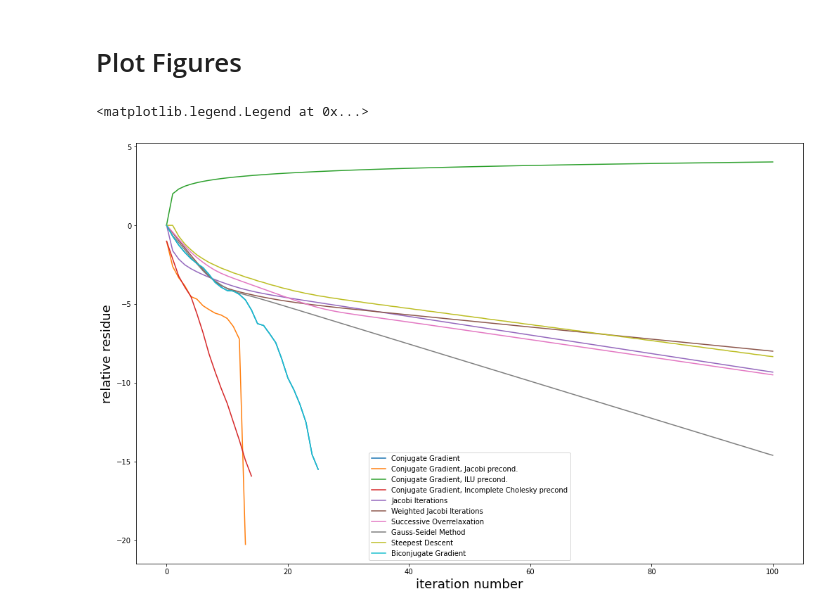
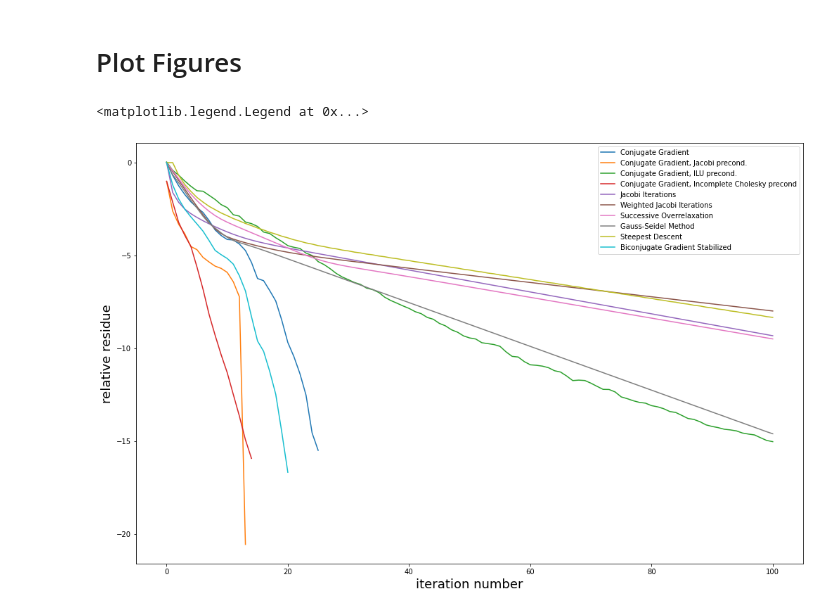
Before and after one commit to okhmat/Iterative-Methods, a Jupyter notebook: Iterative_Solvers.ipynb, the cells around one changed output. Saved outputs shown, nothing was run; the diff lists cells and outputs as text; code cells hidden in the pictures.

```diff
--- a/Iterative_Solvers.ipynb
+++ b/Iterative_Solvers.ipynb
@@ -429,11 +429,14 @@ def cg(A, b, x0, x, tol=1e-15, maxiter=10):
 # for split preconditioner
 def pcg(A, b, x0, x, Ml, Mr, atol=1e-15, maxiter=10):
 
-    xk = x0 # x0
-    rk = A.dot(xk) - b # r0
+    uk = x0 # u0
+    rk = A.dot(uk) - b # r0
     # with hat
     rk = Ml.dot(rk)
-    pk = -Mr.dot(rk) # p0
+    pk = -rk # p0
+
+    xk = Mr @ uk
+    A = Ml @ A @ Mr
 
     bnorm = np.linalg.norm(b)
     xnorm = np.linalg.norm(x)
@@ -451,13 +454,14 @@ def pcg(A, b, x0, x, Ml, Mr, atol=1e-15, maxiter=10):
         rkrk = np.dot(rk.T, rk)[0, 0] # since the vectors are numpy arrays, columns
         alpha = rkrk / np.dot(pk.T, apk)[0][0]
 
-        xk = xk + alpha * pk # x(k+1)
+        uk = uk + alpha * pk # u(k+1)
+        xk = Mr @ uk # x(k+1)
 
-        rk = rk + alpha * Ml.dot(apk)
+        rk = rk + alpha * apk
 
         beta = np.dot(rk.T, rk)[0][0] / rkrk
 
-        pk = -Mr.dot(rk) + beta * pk # p(k+1)
+        pk = -rk + beta * pk # p(k+1)
 
         num_iter += 1
 
@@ -677,7 +686,7 @@ _, res_sd, err_sd, cost_sd = sd(A, Fvec, x0=x_0, x=Uexactvec, maxiter=maxim_iter
 # %%
 _, res_cg, err_cg, cost_cg = cg(A, Fvec, x0=x_0, x=Uexactvec, maxiter=maxim_iter)
 # %%
-_, res_bicg, err_bicg, cost_bicg = bicg(A, Fvec, x0=x_0, x=Uexactvec, maxiter=maxim_iter)
+_, res_bicgstab, err_bicgstab, cost_bicgstab = bicgstab(A, Fvec, x0=x_0, x=Uexactvec, maxiter=maxim_iter)
 # %% [markdown]
 ### Using Jacobi preconditioner
 # %%
@@ -749,19 +747,19 @@ _, res_pcgic, err_pcgic, cost_pcgic = pcg(A, Fvec, x0=x_0, x=Uexactvec, maxiter=
 # %%
 plt.figure(figsize=(17, 11))
 plt.plot(np.log10(res_cg), label='Conjugate Gradient')
 plt.plot(np.log10(res_pcg), label='Conjugate Gradient, Jacobi precond.')
 plt.plot(np.log10(res_pcglu), label='Conjugate Gradient, ILU precond.')
 plt.plot(np.log10(res_pcgic), label='Conjugate Gradient, Incomplete Cholesky precond')
 plt.plot(np.log10(res_jac), label='Jacobi Iterations')
 plt.plot(np.log10(res_wjac), label='Weighted Jacobi Iterations')
 plt.plot(np.log10(res_sor), label='Successive Overrelaxation')
 plt.plot(np.log10(res_gs), label='Gauss-Seidel Method')
 plt.plot(np.log10(res_sd), label='Steepest Descent')
-plt.plot(np.log10(res_bicg), label='Biconjugate Gradient')
+plt.plot(np.log10(res_bicgstab), label='Biconjugate Gradient Stabilized')
 
 plt.ylabel('relative residue', fontsize=18)
 plt.xlabel('iteration number', fontsize=18)
 plt.legend()
 # %% [output]
 <matplotlib.legend.Legend at 0x...>
-[figure, old version]
+[figure, new version]
```
Also changed, not shown: parts of 3 cells of this notebook.
